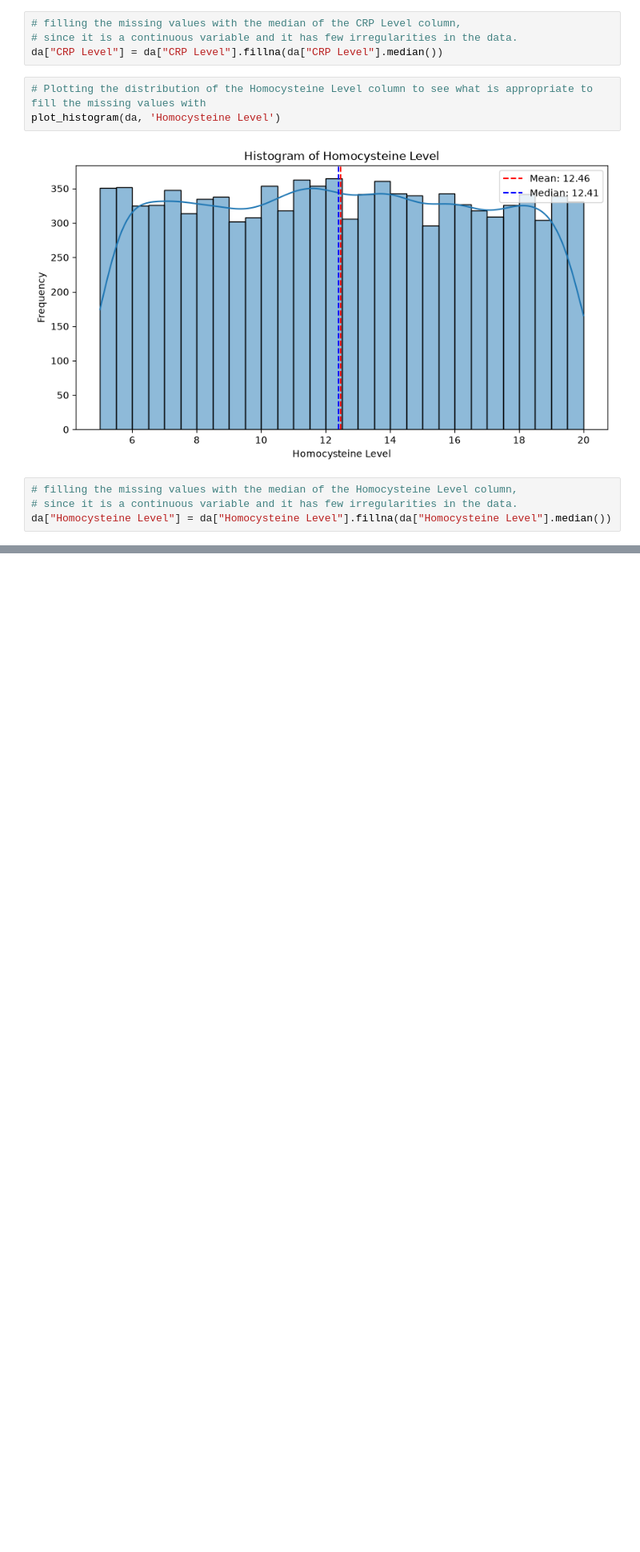
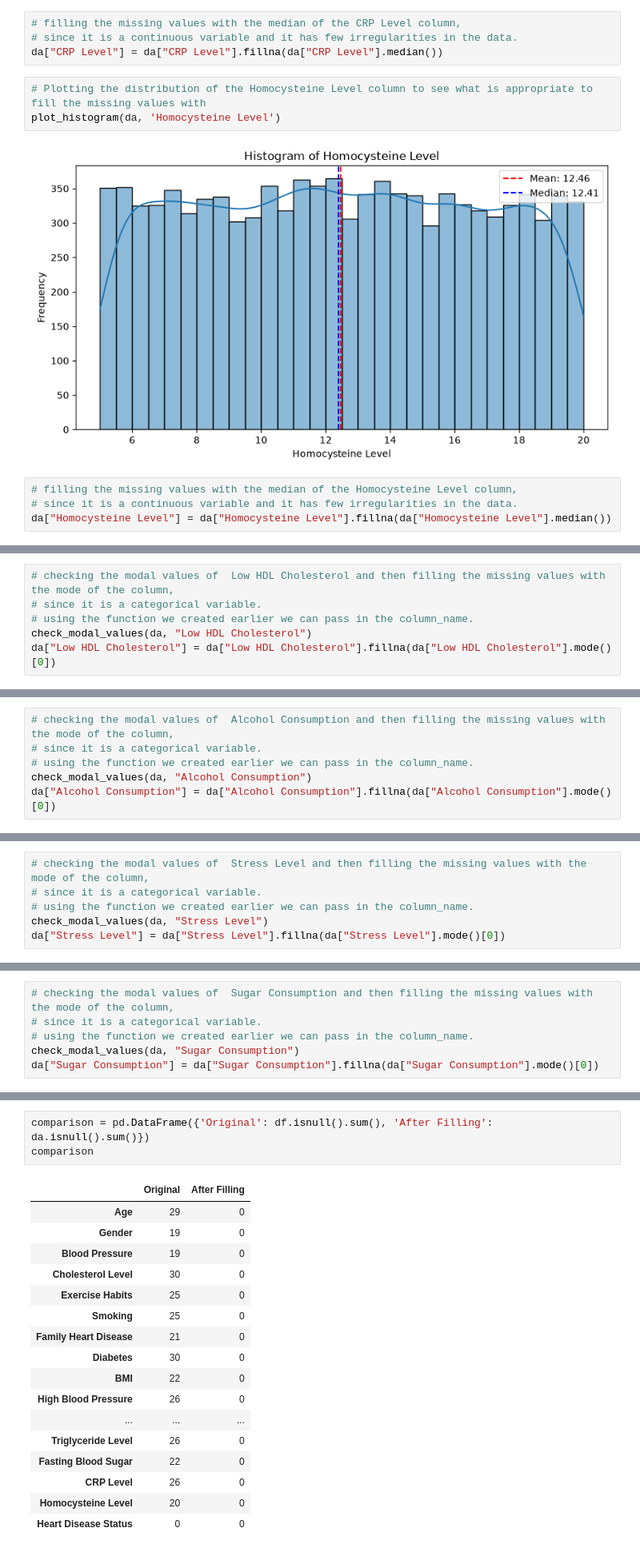
Before and after one commit to olaoluwacode/Heart-Disease-Detection-with-Machine-Learning, a Jupyter notebook: heartdisease.ipynb, the cells around one changed output, grey strips where cells are left out. Shown at 80% size. Cells and saved outputs as stored; diff of their text form; blank space fills up the shorter version.

Commit message:
missing values fixed

```diff
--- a/heartdisease.ipynb
+++ b/heartdisease.ipynb
@@ -641,0 +670,6 @@ da["Homocysteine Level"] = da["Homocysteine Level"].fillna(da["Homocysteine Leve
+# %%
+# checking the modal values of  Low HDL Cholesterol and then filling the missing values with the mode of the column,
+# since it is a categorical variable.
+# using the function we created earlier we can pass in the column_name.
+check_modal_values(da, "Low HDL Cholesterol")
+da["Low HDL Cholesterol"] = da["Low HDL Cholesterol"].fillna(da["Low HDL Cholesterol"].mode()[0])
@@ -641,0 +682,6 @@ da["Homocysteine Level"] = da["Homocysteine Level"].fillna(da["Homocysteine Leve
+# %%
+# checking the modal values of  Alcohol Consumption and then filling the missing values with the mode of the column,
+# since it is a categorical variable.
+# using the function we created earlier we can pass in the column_name.
+check_modal_values(da, "Alcohol Consumption")
+da["Alcohol Consumption"] = da["Alcohol Consumption"].fillna(da["Alcohol Consumption"].mode()[0])
@@ -641,0 +695,6 @@ da["Homocysteine Level"] = da["Homocysteine Level"].fillna(da["Homocysteine Leve
+# %%
+# checking the modal values of  Stress Level and then filling the missing values with the mode of the column,
+# since it is a categorical variable.
+# using the function we created earlier we can pass in the column_name.
+check_modal_values(da, "Stress Level")
+da["Stress Level"] = da["Stress Level"].fillna(da["Stress Level"].mode()[0])
@@ -641,0 +708,6 @@ da["Homocysteine Level"] = da["Homocysteine Level"].fillna(da["Homocysteine Leve
+# %%
+# checking the modal values of  Sugar Consumption and then filling the missing values with the mode of the column,
+# since it is a categorical variable.
+# using the function we created earlier we can pass in the column_name.
+check_modal_values(da, "Sugar Consumption")
+da["Sugar Consumption"] = da["Sugar Consumption"].fillna(da["Sugar Consumption"].mode()[0])
@@ -641,0 +743,21 @@ da["Homocysteine Level"] = da["Homocysteine Level"].fillna(da["Homocysteine Leve
+# %%
+comparison = pd.DataFrame({'Original': df.isnull().sum(), 'After Filling': da.isnull().sum()})
+comparison
+# %% [output]
+|  | Original | After Filling |
+| Age | 29 | 0 |
+| Gender | 19 | 0 |
+| Blood Pressure | 19 | 0 |
+| Cholesterol Level | 30 | 0 |
+| Exercise Habits | 25 | 0 |
+| Smoking | 25 | 0 |
+| Family Heart Disease | 21 | 0 |
+| Diabetes | 30 | 0 |
+| BMI | 22 | 0 |
+| High Blood Pressure | 26 | 0 |
+| ... | ... | ... |
+| Triglyceride Level | 26 | 0 |
+| Fasting Blood Sugar | 22 | 0 |
+| CRP Level | 26 | 0 |
+| Homocysteine Level | 20 | 0 |
+| Heart Disease Status | 0 | 0 |
```
Also changed, not shown: parts of 10 cells of this notebook.
